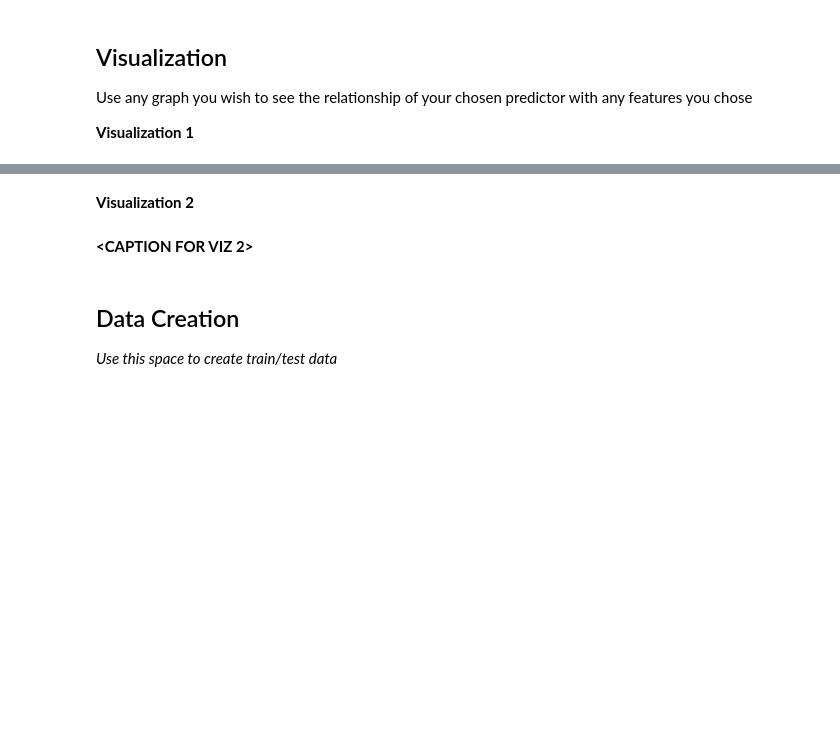
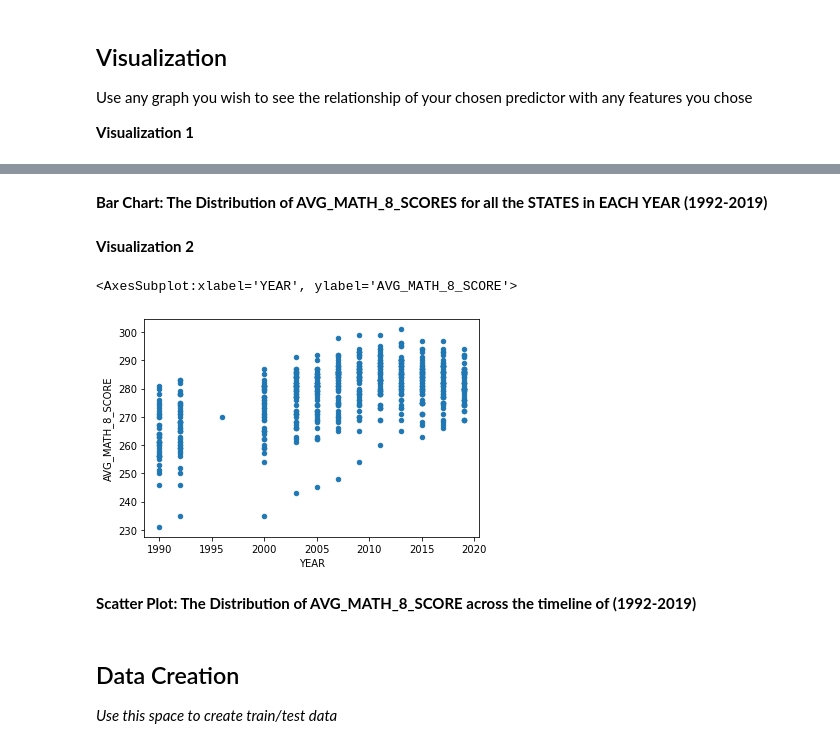
Before and after one commit to hayimisnij/MDST_tutorials, a Jupyter notebook: checkpoint2/checkpoint2.ipynb, the cells around one changed output, grey strips where cells are left out. Saved outputs shown, nothing was run; the diff lists cells and outputs as text; code cells hidden in the pictures; blank space fills up the shorter version.

```diff
--- a/checkpoint2/checkpoint2.ipynb
+++ b/checkpoint2/checkpoint2.ipynb
@@ -196,7 +229,14 @@ Use any graph you wish to see the relationship of your chosen predictor with any
+# %% [markdown]
+**Bar Chart: The Distribution of AVG_MATH_8_SCORES for all the STATES in EACH YEAR (1992-2019)**
 # %% [markdown]
 **Visualization 2**
-# %% [markdown]
-**<CAPTION FOR VIZ 2>**
+# %%
+df.plot.scatter(x="YEAR", y="AVG_MATH_8_SCORE")
+# %% [output]
+<AxesSubplot:xlabel='YEAR', ylabel='AVG_MATH_8_SCORE'>
+[figure, added]
+# %% [markdown]
+**Scatter Plot: The Distribution of AVG_MATH_8_SCORE across the timeline of (1992-2019)**
 # %% [markdown]
 <h2> Data Creation </h2>
 
```
Also changed, not shown: parts of 11 cells of this notebook.
